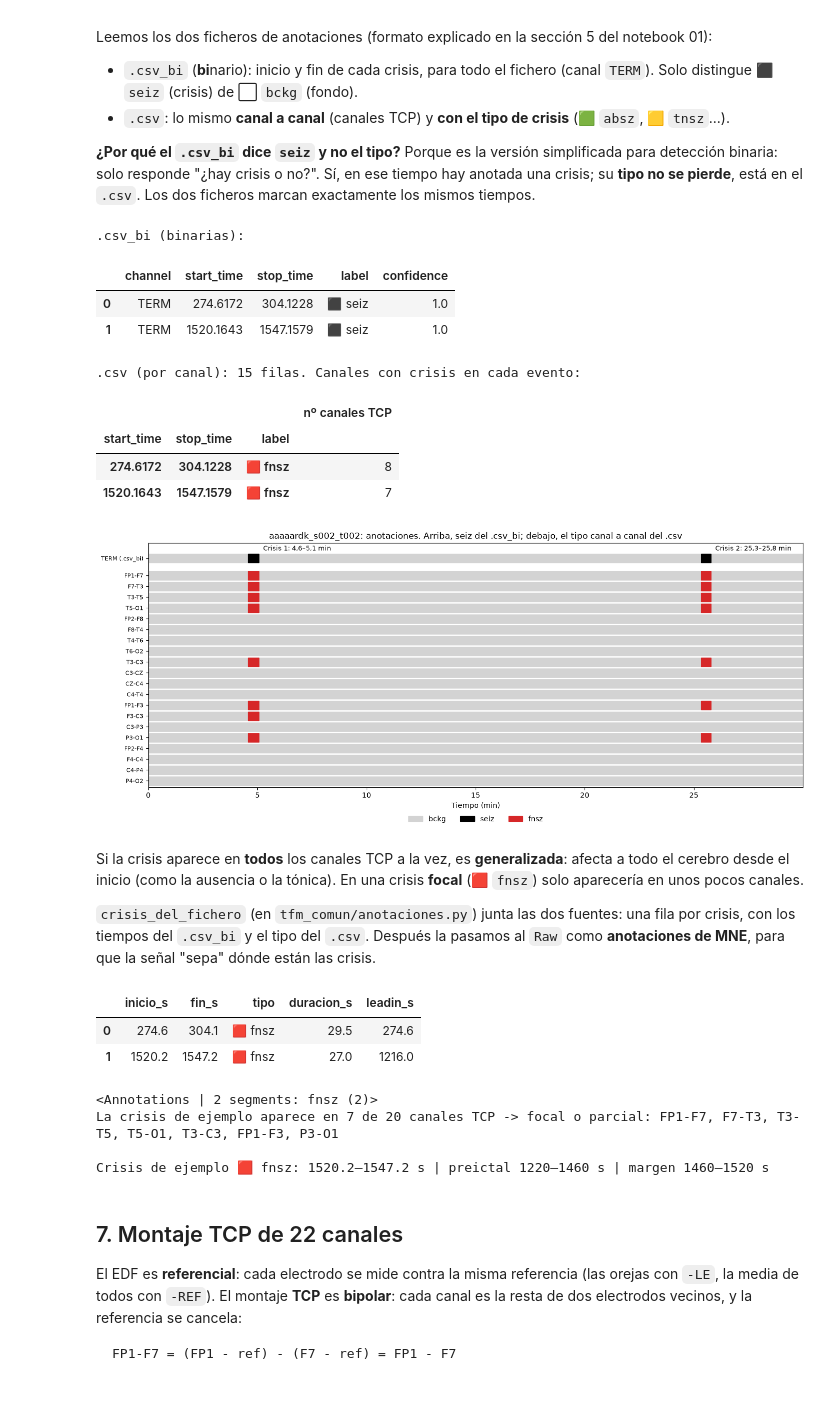
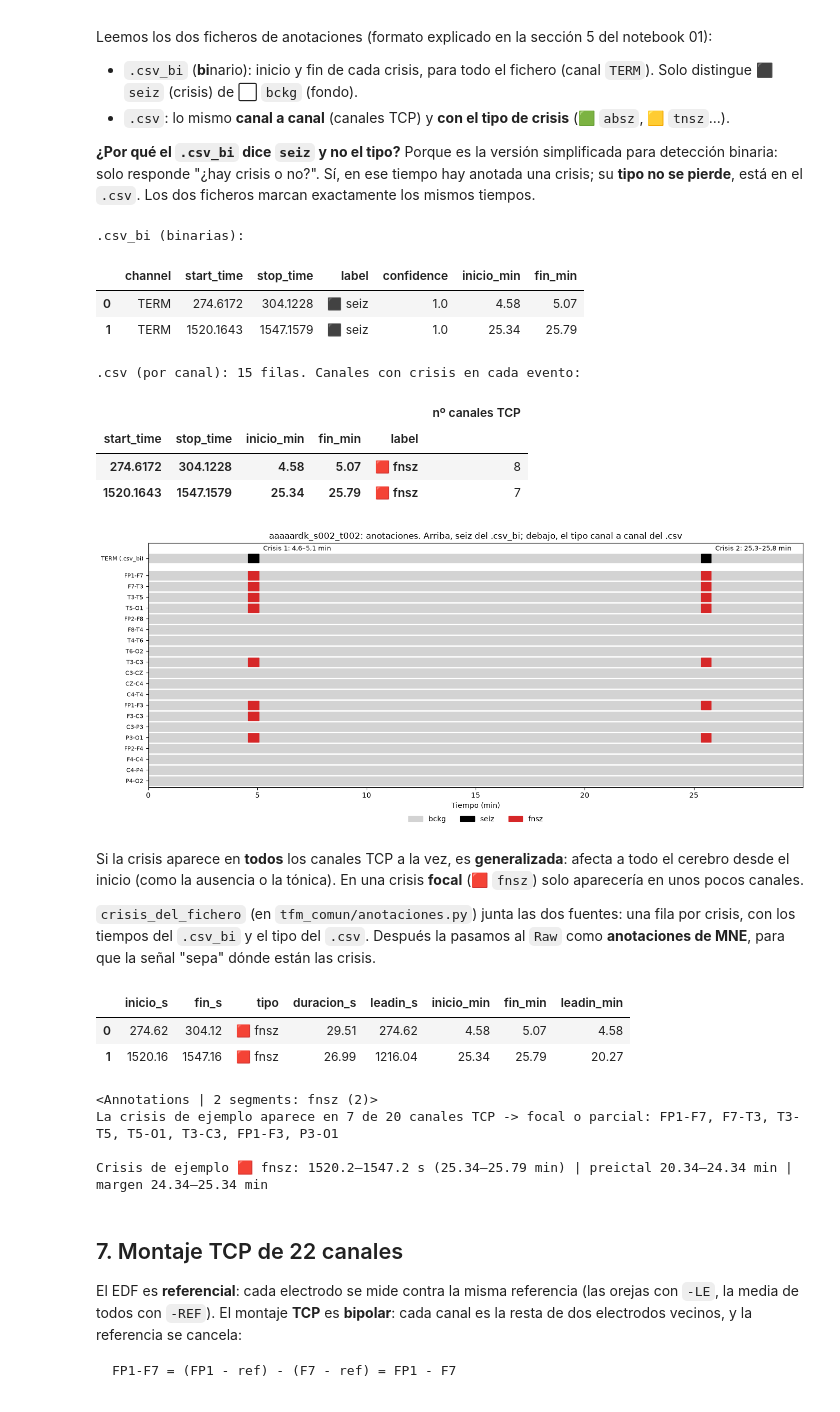
Before and after one commit to danielgomezpascual/TFM-IA, a Jupyter notebook: 03.Codigo/ALMA/outputs/fase_01/03_visualizacion/fnsz/03v_visualizacion_fnsz_focal_no_especifica.ipynb, the cells around one changed output. Saved outputs shown, nothing was run; the diff lists cells and outputs as text; code cells hidden in the pictures.

```diff
--- a/03.Codigo/ALMA/outputs/fase_01/03_visualizacion/fnsz/03v_visualizacion_fnsz_focal_no_especifica.ipynb
+++ b/03.Codigo/ALMA/outputs/fase_01/03_visualizacion/fnsz/03v_visualizacion_fnsz_focal_no_especifica.ipynb
@@ -471,52 +475,57 @@ Leemos los dos ficheros de anotaciones (formato explicado en la sección 5 del n
 # %%
 anot_bi = leer_anotaciones(ruta_edf, binarias=True)
 anot_canal = leer_anotaciones(ruta_edf)
+
+# Columnas en minutos, para cruzarlas con la línea de tiempo de abajo (que va en minutos)
+for anot in (anot_bi, anot_canal):
+    anot['inicio_min'] = (anot.start_time / 60).round(2)
+    anot['fin_min'] = (anot.stop_time / 60).round(2)
 
 print('.csv_bi (binarias):')
 display(tabla_con_iconos(anot_bi, columnas=['label']))
 print(f'.csv (por canal): {len(anot_canal)} filas. Canales con crisis en cada evento:')
 display(tabla_con_iconos(anot_canal[anot_canal.label != 'bckg']
-                         .groupby(['start_time', 'stop_time', 'label']).channel.nunique()
+                         .groupby(['start_time', 'stop_time', 'inicio_min', 'fin_min', 'label']).channel.nunique()
                          .rename('nº canales TCP').to_frame()))
 
 # Línea de tiempo de las anotaciones: arriba el .csv_bi, debajo el .csv canal a canal
 dur_min = raw.times[-1] / 60
 crisis_tipos = list(dict.fromkeys(anot_canal.label[anot_canal.label != 'bckg']))   # tipos presentes
 # Canales TCP que se pueden construir con este EDF (20 en 03_tcp_ar_a, 22 en el resto), en el orden de TUSZ.
 # Algunos .csv solo listan los canales con crisis; los demás son fondo (bckg) todo el fichero
 canales_csv = [f'{a}-{c}' for a, c in PARES_TCP if a in raw.ch_names and c in raw.ch_names]
 fig, ax = plt.subplots(figsize=(14, 6))
 for fila, (fuente, anot) in enumerate([('TERM (.csv_bi)', anot_bi)] +
                                       [(c, anot_canal[anot_canal.channel == c]) for c in canales_csv]):
     y = -fila - (0.6 if fila > 0 else 0)                   # hueco entre el .csv_bi y el .csv
     ax.broken_barh([(0, dur_min)], (y - 0.4, 0.8), color=COLORES_ETIQUETA['bckg'])   # fondo: lo no anotado
     for _, a in anot.iterrows():
         ax.broken_barh([(a.start_time / 60, (a.stop_time - a.start_time) / 60)], (y - 0.4, 0.8),
                        color=COLORES_ETIQUETA[a.label])
 ax.set_yticks([0] + [-f - 0.6 for f in range(1, len(canales_csv) + 1)])
 ax.set_yticklabels(['TERM (.csv_bi)'] + canales_csv, fontsize=8)
 leyenda = [Patch(color=COLORES_ETIQUETA[e], label=e) for e in dict.fromkeys(['bckg', 'seiz', *crisis_tipos])]
 for i, a in enumerate(anot_bi[anot_bi.label == 'seiz'].itertuples()):
     ax.annotate(f'Crisis {i + 1}: {a.start_time / 60:.1f}–{a.stop_time / 60:.1f} min'.replace('.', ','),
                 xy=(a.stop_time / 60, 0.45), xytext=(6, 4), textcoords='offset points', fontsize=9)
 ax.set_xlim(0, dur_min)
 ax.set_ylim(-len(canales_csv) - 1.2, 1.4)
 ax.set_xlabel('Tiempo (min)')
 ax.set_title(f'{EJEMPLO}: anotaciones. Arriba, seiz del .csv_bi; debajo, el tipo canal a canal del .csv')
 ax.legend(handles=leyenda, loc='upper center', bbox_to_anchor=(0.5, -0.09), ncol=3, frameon=False)
 fig.tight_layout()
 fig.savefig(RUTA_FIGURAS / 'anotaciones_linea_tiempo.png', dpi=150, bbox_inches='tight')
 plt.show()
 # %% [output]
 .csv_bi (binarias):
-|  | channel | start_time | stop_time | label | confidence |
-| 0 | TERM | 274.6172 | 304.1228 | ⬛ seiz | 1.0 |
-| 1 | TERM | 1520.1643 | 1547.1579 | ⬛ seiz | 1.0 |
+|  | channel | start_time | stop_time | label | confidence | inicio_min | fin_min |
+| 0 | TERM | 274.6172 | 304.1228 | ⬛ seiz | 1.0 | 4.58 | 5.07 |
+| 1 | TERM | 1520.1643 | 1547.1579 | ⬛ seiz | 1.0 | 25.34 | 25.79 |
 .csv (por canal): 15 filas. Canales con crisis en cada evento:
-|  |  |  | nº canales TCP |
-| start_time | stop_time | label |  |
-| 274.6172 | 304.1228 | 🟥 fnsz | 8 |
-| 1520.1643 | 1547.1579 | 🟥 fnsz | 7 |
+|  |  |  |  |  | nº canales TCP |
+| start_time | stop_time | inicio_min | fin_min | label |  |
+| 274.6172 | 304.1228 | 4.58 | 5.07 | 🟥 fnsz | 8 |
+| 1520.1643 | 1547.1579 | 25.34 | 25.79 | 🟥 fnsz | 7 |
 [figure]
 # %% [markdown]
 Si la crisis aparece en **todos** los canales TCP a la vez, es **generalizada**: afecta a todo el cerebro desde el inicio (como la ausencia o la tónica). En una crisis **focal** (🟥 `fnsz`) solo aparecería en unos pocos canales.
@@ -527,7 +536,9 @@ crisis = crisis_del_fichero(ruta_edf)
 crisis['leadin_s'] = crisis.inicio_s - crisis.fin_s.shift(fill_value=0)
 raw.set_annotations(a_anotaciones_mne(crisis))
 
-display(tabla_con_iconos(crisis.round(1), columnas=['tipo']))
+# Para mostrar, también en minutos (como en la línea de tiempo); el CSV se guarda en segundos
+display(tabla_con_iconos(crisis.assign(inicio_min=crisis.inicio_s / 60, fin_min=crisis.fin_s / 60,
+                                       leadin_min=crisis.leadin_s / 60).round(2), columnas=['tipo']))
 print(raw.annotations)
 
 # Crisis de ejemplo y sus periodos (en segundos desde el inicio del fichero)
@@ -544,16 +555,17 @@ canales_crisis = anot_canal[(anot_canal.label != 'bckg') & (anot_canal.start_tim
 n_canales_crisis = len(canales_crisis)
 print(f'La crisis de ejemplo aparece en {n_canales_crisis} de {len(canales_csv)} canales TCP -> '
       f'{"generalizada" if n_canales_crisis == len(canales_csv) else "focal o parcial: " + ", ".join(canales_crisis)}')
-print(f'\nCrisis de ejemplo {con_icono(CRISIS.tipo)}: {t_crisis:.1f}–{t_fin_crisis:.1f} s | '
-      f'preictal {t_preictal:.0f}–{t_margen:.0f} s | margen {t_margen:.0f}–{t_crisis:.0f} s')
+print(f'\nCrisis de ejemplo {con_icono(CRISIS.tipo)}: {t_crisis:.1f}–{t_fin_crisis:.1f} s '
+      f'({t_crisis / 60:.2f}–{t_fin_crisis / 60:.2f} min) | '
+      f'preictal {t_preictal / 60:.2f}–{t_margen / 60:.2f} min | margen {t_margen / 60:.2f}–{t_crisis / 60:.2f} min')
 # %% [output]
-|  | inicio_s | fin_s | tipo | duracion_s | leadin_s |
-| 0 | 274.6 | 304.1 | 🟥 fnsz | 29.5 | 274.6 |
-| 1 | 1520.2 | 1547.2 | 🟥 fnsz | 27.0 | 1216.0 |
+|  | inicio_s | fin_s | tipo | duracion_s | leadin_s | inicio_min | fin_min | leadin_min |
+| 0 | 274.62 | 304.12 | 🟥 fnsz | 29.51 | 274.62 | 4.58 | 5.07 | 4.58 |
+| 1 | 1520.16 | 1547.16 | 🟥 fnsz | 26.99 | 1216.04 | 25.34 | 25.79 | 20.27 |
 <Annotations | 2 segments: fnsz (2)>
 La crisis de ejemplo aparece en 7 de 20 canales TCP -> focal o parcial: FP1-F7, F7-T3, T3-T5, T5-O1, T3-C3, FP1-F3, P3-O1
 
-Crisis de ejemplo 🟥 fnsz: 1520.2–1547.2 s | preictal 1220–1460 s | margen 1460–1520 s
+Crisis de ejemplo 🟥 fnsz: 1520.2–1547.2 s (25.34–25.79 min) | preictal 20.34–24.34 min | margen 24.34–25.34 min
 # %% [markdown]
 ## 7. Montaje TCP de 22 canales
 
```
Also changed, not shown: parts of 7 cells of this notebook, 29 other files.
